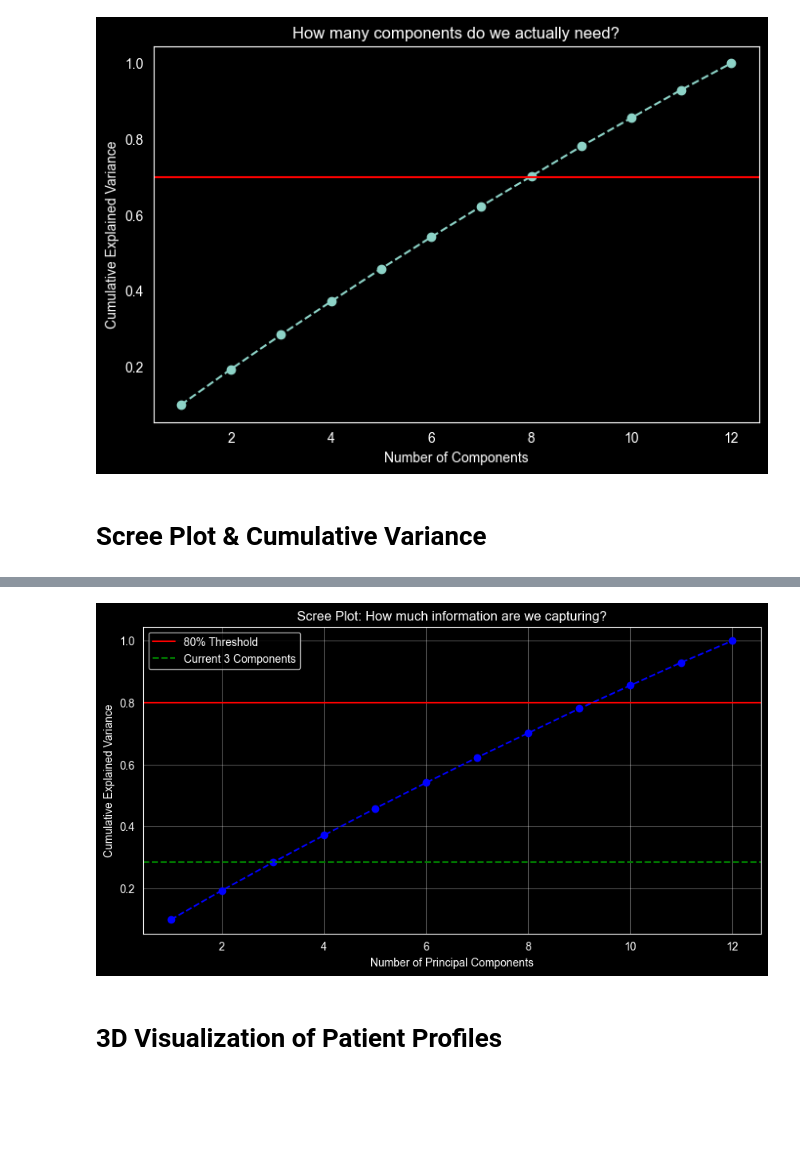
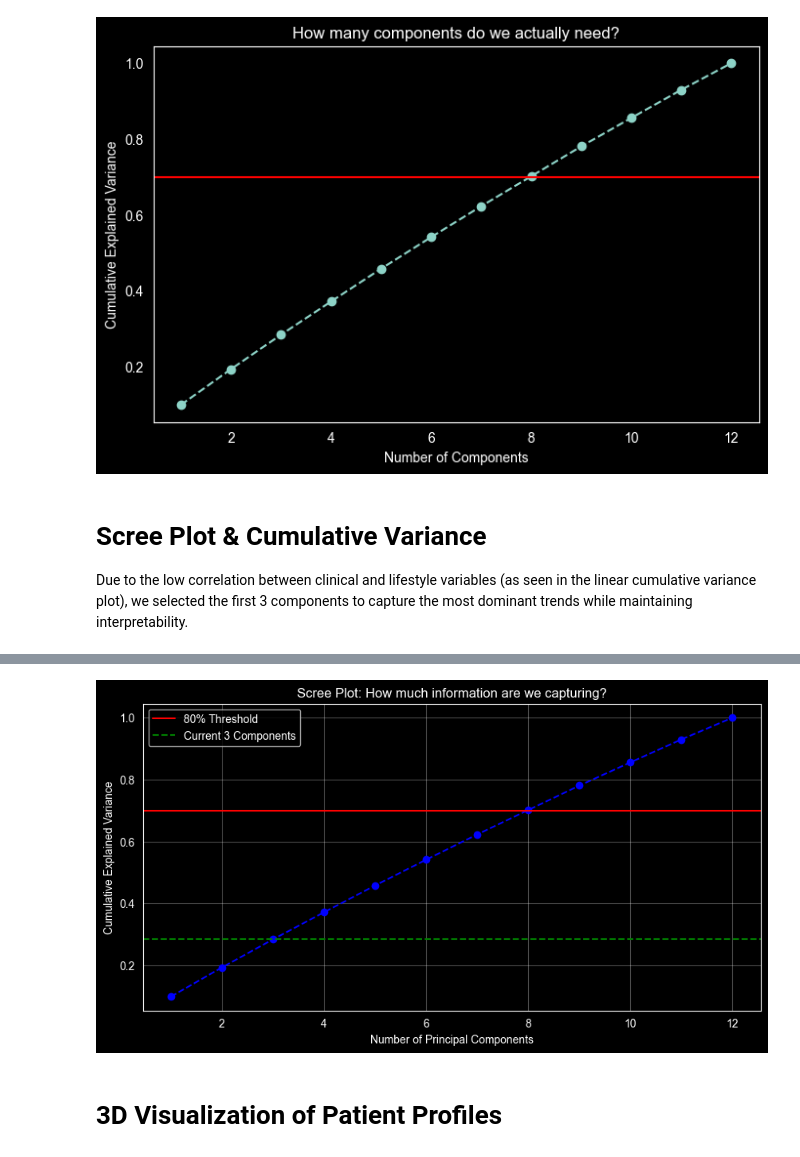
Before and after one commit to HillelAlon/Parkinson-Disease-Data-Analysis-and-Profiles-Classification, a Jupyter notebook: clusteringTA/PCA_notebook.ipynb, the cells around one changed output, grey strips where cells are left out. Cells and saved outputs as stored; diff of their text form; code cells hidden in the pictures; blank space fills up the shorter version.

```diff
--- a/clusteringTA/PCA_notebook.ipynb
+++ b/clusteringTA/PCA_notebook.ipynb
@@ -134,19 +134,20 @@ plt.show()
 [figure]
 # %% [markdown]
 # Scree Plot & Cumulative Variance
+Due to the low correlation between clinical and lifestyle variables (as seen in the linear cumulative variance plot), we selected the first 3 components to capture the most dominant trends while maintaining interpretability.
 # %%
 # 1. Run PCA without limiting the number of components to see the full picture
 full_pca = PCA().fit(scaled_data)
 cumulative_variance = np.cumsum(full_pca.explained_variance_ratio_)
 
-# 2. Find exactly how many components are needed for 80% threshold
-n_80 = np.where(cumulative_variance >= 0.80)[0][0] + 1
-logger.info(f"To explain 80% of the variance, we would need {n_80} components.")
+# 2. Find exactly how many components are needed for 70% threshold
+n_70 = np.where(cumulative_variance >= 0.70)[0][0] + 1
+logger.info(f"To explain 80% of the variance, we would need {n_70} components.")
 
 # 3. Visualization: The Scree Plot
 plt.figure(figsize=(10, 5))
 plt.plot(range(1, len(cumulative_variance) + 1), cumulative_variance, marker='o', linestyle='--', color='b')
-plt.axhline(y=0.8, color='r', linestyle='-', label='80% Threshold')
+plt.axhline(y=0.7, color='r', linestyle='-', label='80% Threshold')
 plt.axhline(y=total_variance, color='g', linestyle='--', label='Current 3 Components')
 
 plt.title('Scree Plot: How much information are we capturing?')
@@ -160,4 +161,4 @@ plt.show()
-[figure, old version]
+[figure, new version]
 # %% [markdown]
  # 3D Visualization of Patient Profiles
 # %%
```
Also changed, not shown: parts of 6 cells of this notebook.
